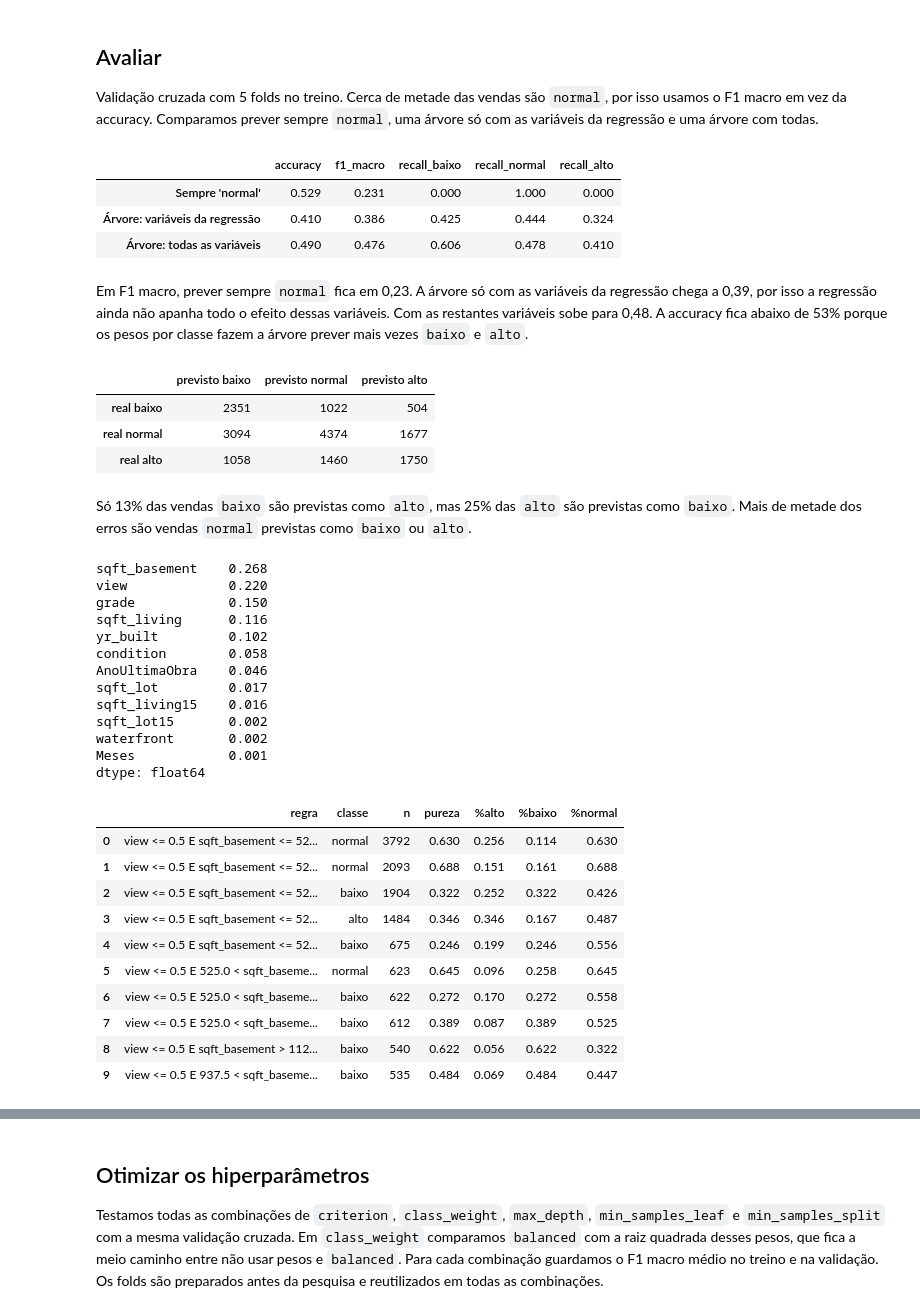
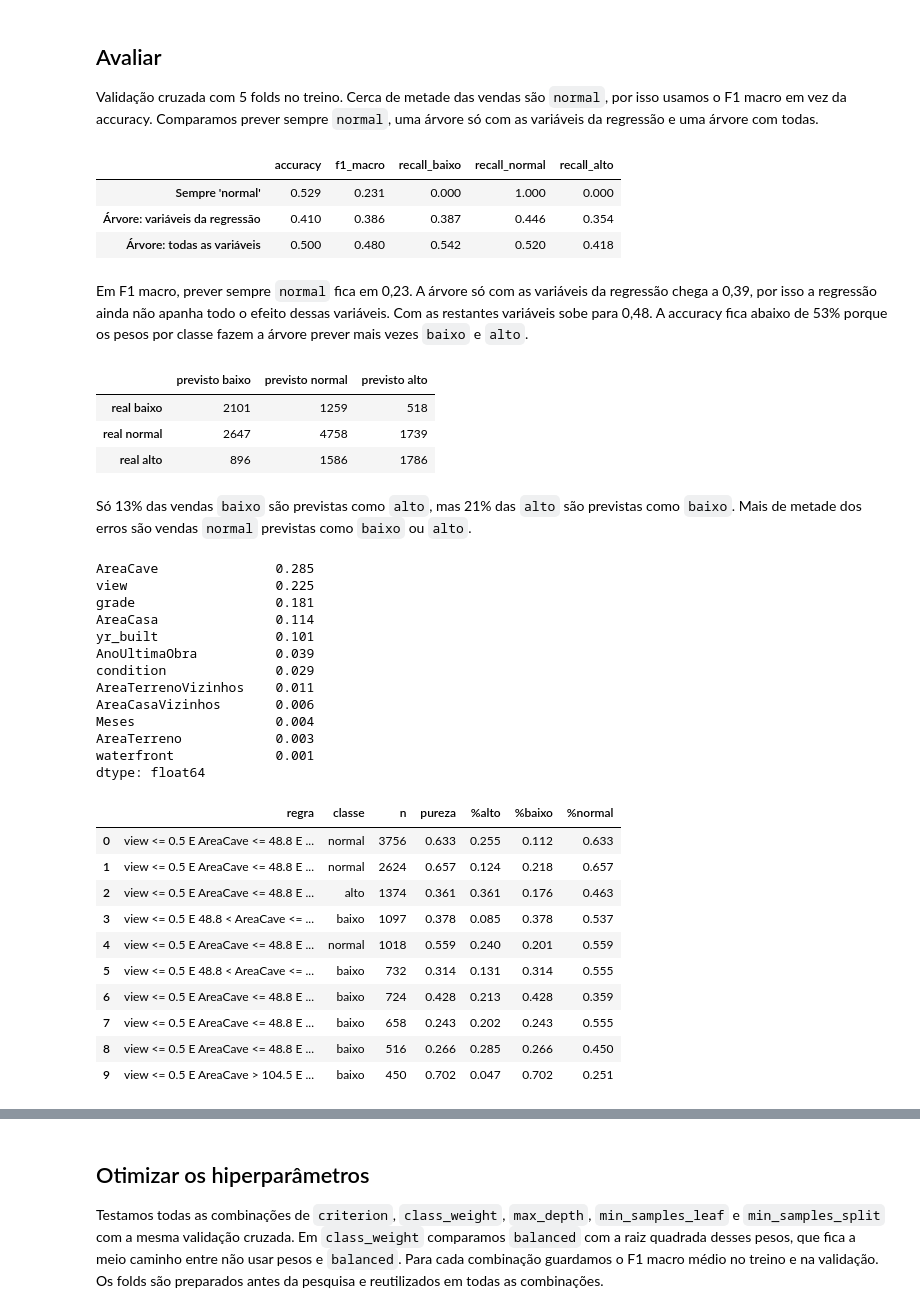
Before and after one commit to AnyTng/FAI26_P02_G09, a Jupyter notebook: 02_classify.ipynb, the cells around one changed output, grey strips where cells are left out. Saved outputs shown, nothing was run; the diff lists cells and outputs as text; code cells hidden in the pictures.

```diff
--- a/02_classify.ipynb
+++ b/02_classify.ipynb
@@ -76,8 +76,8 @@ Removemos `price`, `PrecoEsperado` e `DesvioPreco`, porque definem a classe, e o
 # %%
 vendas["Meses"] = (vendas["date"] - vendas["date"].min()).dt.days / 30.44
 
-NUMERICAS = ["bedrooms", "bathrooms", "sqft_living", "sqft_lot", "floors", "waterfront", "view", "condition", "grade",
-             "sqft_basement", "yr_built", "sqft_living15", "sqft_lot15", "Meses", "Renovada", "AnoUltimaObra"]
+NUMERICAS = ["bedrooms", "bathrooms", "AreaCasa", "AreaTerreno", "floors", "waterfront", "view", "condition", "grade",
+             "AreaCave", "yr_built", "AreaCasaVizinhos", "AreaTerrenoVizinhos", "Meses", "Renovada", "AnoUltimaObra"]
 ALVO = "ClassePreco"
 
 vendas[NUMERICAS].describe().T.round(1)
@@ -177,42 +177,42 @@ Previsões iguais às do scikit-learn: 100.0%
 
 Validação cruzada com 5 folds no treino. Cerca de metade das vendas são `normal`, por isso usamos o F1 macro em vez da accuracy. Comparamos prever sempre `normal`, uma árvore só com as variáveis da regressão e uma árvore com todas.
 # %%
-VARIAVEIS_REGRESSAO = ["bedrooms", "bathrooms", "sqft_living", "sqft_lot", "Meses"]
+VARIAVEIS_REGRESSAO = ["bedrooms", "bathrooms", "AreaCasa", "AreaTerreno", "Meses"]
 
 
 def validacao_cruzada(params, colunas=None, folds=5):
     """Prever cada venda do treino com a árvore treinada nos outros folds."""
     previsoes = np.empty(len(treino), dtype=object)
     cv = StratifiedKFold(n_splits=folds, shuffle=True, random_state=SEMENTE)
     for idx_tr, idx_val in cv.split(treino, y_treino):
         X_tr, X_val = preparar(treino.iloc[idx_tr], treino.iloc[idx_val])
         if colunas is not None:
             X_tr, X_val = X_tr[colunas], X_val[colunas]
         modelo = DecisionTreeClassifier(**params).fit(X_tr, y_treino[idx_tr])
         previsoes[idx_val] = modelo.predict(X_val)
     return previsoes
 
 
 def metricas(y, previsto):
     recalls = recall_score(y, previsto, labels=CLASSES, average=None, zero_division=0)
     return {"accuracy": accuracy_score(y, previsto),
             "f1_macro": f1_score(y, previsto, labels=CLASSES, average="macro", zero_division=0),
             **{f"recall_{c}": r for c, r in zip(CLASSES, recalls)}}
 
 
 prev_regressao = validacao_cruzada(PARAMS_INICIAIS, VARIAVEIS_REGRESSAO)
 prev_todas = validacao_cruzada(PARAMS_INICIAIS)
 
 pd.DataFrame({
     "Sempre 'normal'": metricas(y_treino, np.full(len(y_treino), "normal")),
     "Árvore: variáveis da regressão": metricas(y_treino, prev_regressao),
     "Árvore: todas as variáveis": metricas(y_treino, prev_todas),
 }).T.round(3)
 # %% [output]
 |  | accuracy | f1_macro | recall_baixo | recall_normal | recall_alto |
 | Sempre 'normal' | 0.529 | 0.231 | 0.000 | 1.000 | 0.000 |
-| Árvore: variáveis da regressão | 0.410 | 0.386 | 0.425 | 0.444 | 0.324 |
-| Árvore: todas as variáveis | 0.490 | 0.476 | 0.606 | 0.478 | 0.410 |
+| Árvore: variáveis da regressão | 0.410 | 0.386 | 0.387 | 0.446 | 0.354 |
+| Árvore: todas as variáveis | 0.500 | 0.480 | 0.542 | 0.520 | 0.418 |
 # %% [markdown]
 Em F1 macro, prever sempre `normal` fica em 0,23. A árvore só com as variáveis da regressão chega a 0,39, por isso a regressão ainda não apanha todo o efeito dessas variáveis. Com as restantes variáveis sobe para 0,48. A accuracy fica abaixo de 53% porque os pesos por classe fazem a árvore prever mais vezes `baixo` e `alto`.
 # %%
@@ -221,41 +221,41 @@ pd.DataFrame(confusion_matrix(y_treino, prev_todas, labels=CLASSES),
              columns=[f"previsto {c}" for c in CLASSES])
 # %% [output]
 |  | previsto baixo | previsto normal | previsto alto |
-| real baixo | 2351 | 1022 | 504 |
-| real normal | 3094 | 4374 | 1677 |
-| real alto | 1058 | 1460 | 1750 |
+| real baixo | 2101 | 1259 | 518 |
+| real normal | 2647 | 4758 | 1739 |
+| real alto | 896 | 1586 | 1786 |
 # %% [markdown]
-Só 13% das vendas `baixo` são previstas como `alto`, mas 25% das `alto` são previstas como `baixo`. Mais de metade dos erros são vendas `normal` previstas como `baixo` ou `alto`.
+Só 13% das vendas `baixo` são previstas como `alto`, mas 21% das `alto` são previstas como `baixo`. Mais de metade dos erros são vendas `normal` previstas como `baixo` ou `alto`.
 # %%
 arvore.feature_importances().head(12).round(3)
 # %% [output]
-sqft_basement    0.268
-view             0.220
-grade            0.150
-sqft_living      0.116
-yr_built         0.102
-condition        0.058
-AnoUltimaObra    0.046
-sqft_lot         0.017
-sqft_living15    0.016
-sqft_lot15       0.002
-waterfront       0.002
-Meses            0.001
+AreaCave               0.285
+view                   0.225
+grade                  0.181
+AreaCasa               0.114
+yr_built               0.101
+AnoUltimaObra          0.039
+condition              0.029
+AreaTerrenoVizinhos    0.011
+AreaCasaVizinhos       0.006
+Meses                  0.004
+AreaTerreno            0.003
+waterfront             0.001
 dtype: float64
 # %%
 arvore.rules().head(10)
 # %% [output]
 |  | regra | classe | n | pureza | %alto | %baixo | %normal |
-| 0 | view <= 0.5 E sqft_basement <= 52... | normal | 3792 | 0.630 | 0.256 | 0.114 | 0.630 |
-| 1 | view <= 0.5 E sqft_basement <= 52... | normal | 2093 | 0.688 | 0.151 | 0.161 | 0.688 |
-| 2 | view <= 0.5 E sqft_basement <= 52... | baixo | 1904 | 0.322 | 0.252 | 0.322 | 0.426 |
-| 3 | view <= 0.5 E sqft_basement <= 52... | alto | 1484 | 0.346 | 0.346 | 0.167 | 0.487 |
-| 4 | view <= 0.5 E sqft_basement <= 52... | baixo | 675 | 0.246 | 0.199 | 0.246 | 0.556 |
-| 5 | view <= 0.5 E 525.0 < sqft_baseme... | normal | 623 | 0.645 | 0.096 | 0.258 | 0.645 |
-| 6 | view <= 0.5 E 525.0 < sqft_baseme... | baixo | 622 | 0.272 | 0.170 | 0.272 | 0.558 |
-| 7 | view <= 0.5 E 525.0 < sqft_baseme... | baixo | 612 | 0.389 | 0.087 | 0.389 | 0.525 |
-| 8 | view <= 0.5 E sqft_basement > 112... | baixo | 540 | 0.622 | 0.056 | 0.622 | 0.322 |
-| 9 | view <= 0.5 E 937.5 < sqft_baseme... | baixo | 535 | 0.484 | 0.069 | 0.484 | 0.447 |
+| 0 | view <= 0.5 E AreaCave <= 48.8 E ... | normal | 3756 | 0.633 | 0.255 | 0.112 | 0.633 |
+| 1 | view <= 0.5 E AreaCave <= 48.8 E ... | normal | 2624 | 0.657 | 0.124 | 0.218 | 0.657 |
+| 2 | view <= 0.5 E AreaCave <= 48.8 E ... | alto | 1374 | 0.361 | 0.361 | 0.176 | 0.463 |
+| 3 | view <= 0.5 E 48.8 < AreaCave <= ... | baixo | 1097 | 0.378 | 0.085 | 0.378 | 0.537 |
+| 4 | view <= 0.5 E AreaCave <= 48.8 E ... | normal | 1018 | 0.559 | 0.240 | 0.201 | 0.559 |
+| 5 | view <= 0.5 E 48.8 < AreaCave <= ... | baixo | 732 | 0.314 | 0.131 | 0.314 | 0.555 |
+| 6 | view <= 0.5 E AreaCave <= 48.8 E ... | baixo | 724 | 0.428 | 0.213 | 0.428 | 0.359 |
+| 7 | view <= 0.5 E AreaCave <= 48.8 E ... | baixo | 658 | 0.243 | 0.202 | 0.243 | 0.555 |
+| 8 | view <= 0.5 E AreaCave <= 48.8 E ... | baixo | 516 | 0.266 | 0.285 | 0.266 | 0.450 |
+| 9 | view <= 0.5 E AreaCave > 104.5 E ... | baixo | 450 | 0.702 | 0.047 | 0.702 | 0.251 |
 # %%
 # Folhas que preveem baixo ou alto, das mais puras para as menos puras
 regras = arvore.rules()
```
Also changed, not shown: parts of 32 cells of this notebook, 4 other files.
